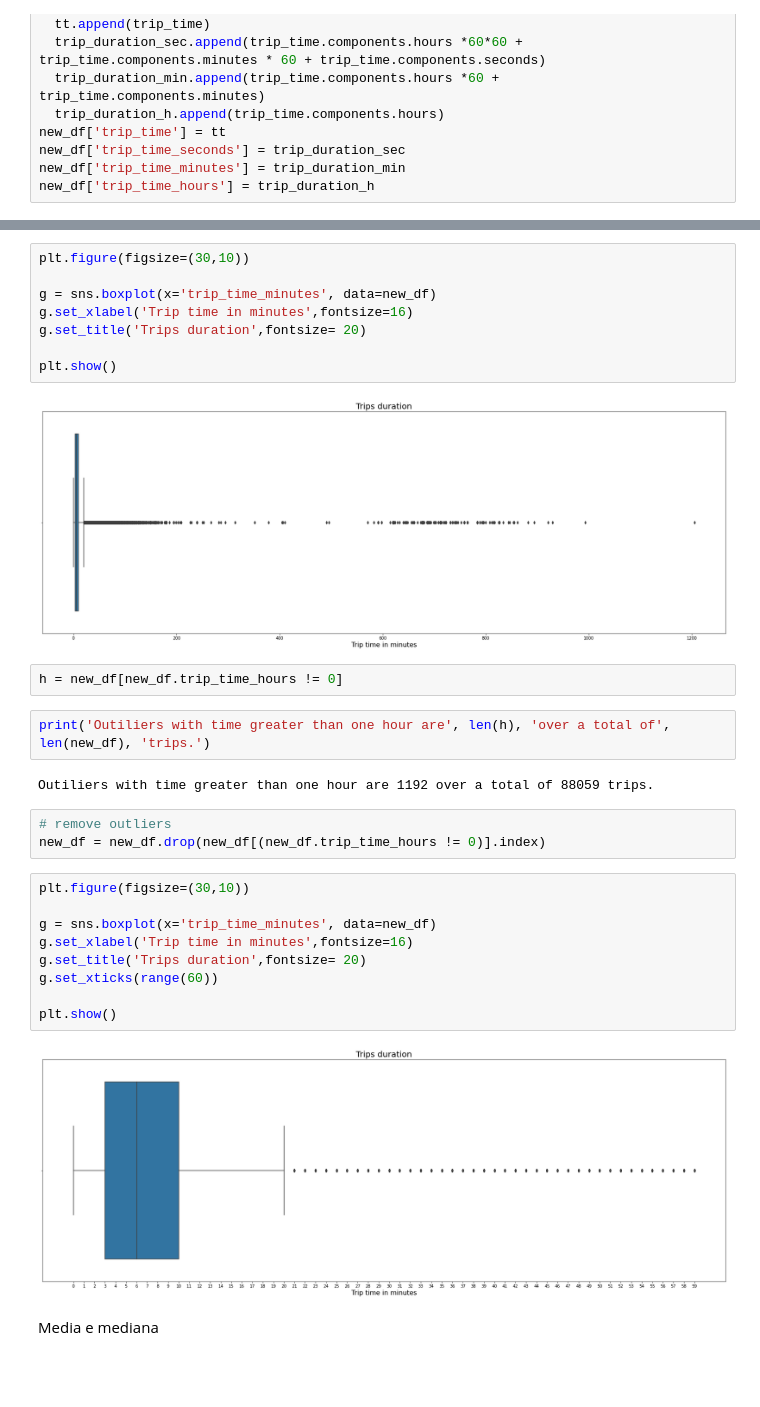
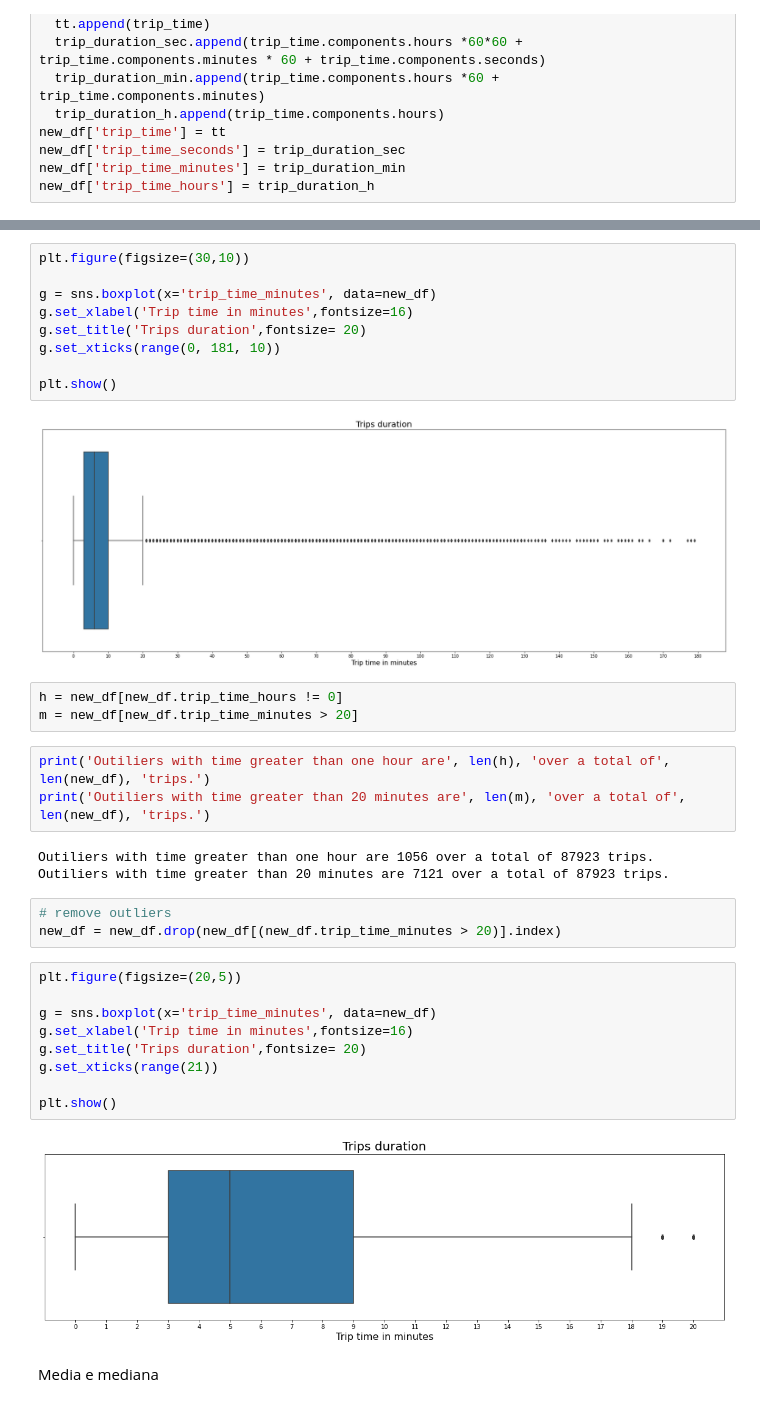
Before and after one commit to dclfbk/escooter_trento, a Jupyter notebook: code/ExploreTrips.ipynb, the cells around one changed output, grey strips where cells are left out. Drawn from its saved outputs; the diff is of its cells as text; blank space fills up the shorter version.

```diff
--- a/code/ExploreTrips.ipynb
+++ b/code/ExploreTrips.ipynb
@@ -131,30 +149,34 @@ plt.figure(figsize=(30,10))
 g = sns.boxplot(x='trip_time_minutes', data=new_df)
 g.set_xlabel('Trip time in minutes',fontsize=16)
 g.set_title('Trips duration',fontsize= 20)
+g.set_xticks(range(0, 181, 10))
 
 plt.show()
 # %% [output]
-[figure, old version]
+[figure, new version]
 # %%
 h = new_df[new_df.trip_time_hours != 0]
+m = new_df[new_df.trip_time_minutes > 20]
 # %%
 print('Outiliers with time greater than one hour are', len(h), 'over a total of', len(new_df), 'trips.')
+print('Outiliers with time greater than 20 minutes are', len(m), 'over a total of', len(new_df), 'trips.')
 # %% [output]
-Outiliers with time greater than one hour are 1192 over a total of 88059 trips.
+Outiliers with time greater than one hour are 1056 over a total of 87923 trips.
+Outiliers with time greater than 20 minutes are 7121 over a total of 87923 trips.
 # %%
 # remove outliers
-new_df = new_df.drop(new_df[(new_df.trip_time_hours != 0)].index)
+new_df = new_df.drop(new_df[(new_df.trip_time_minutes > 20)].index)
 # %%
-plt.figure(figsize=(30,10))
+plt.figure(figsize=(20,5))
 
 g = sns.boxplot(x='trip_time_minutes', data=new_df)
 g.set_xlabel('Trip time in minutes',fontsize=16)
 g.set_title('Trips duration',fontsize= 20)
-g.set_xticks(range(60))
+g.set_xticks(range(21))
 
 plt.show()
 # %% [output]
-[figure, old version]
+[figure, new version]
 # %% [markdown]
 Media e mediana
 # %%
```
Also changed, not shown: parts of 35 cells of this notebook, 2 other files.
